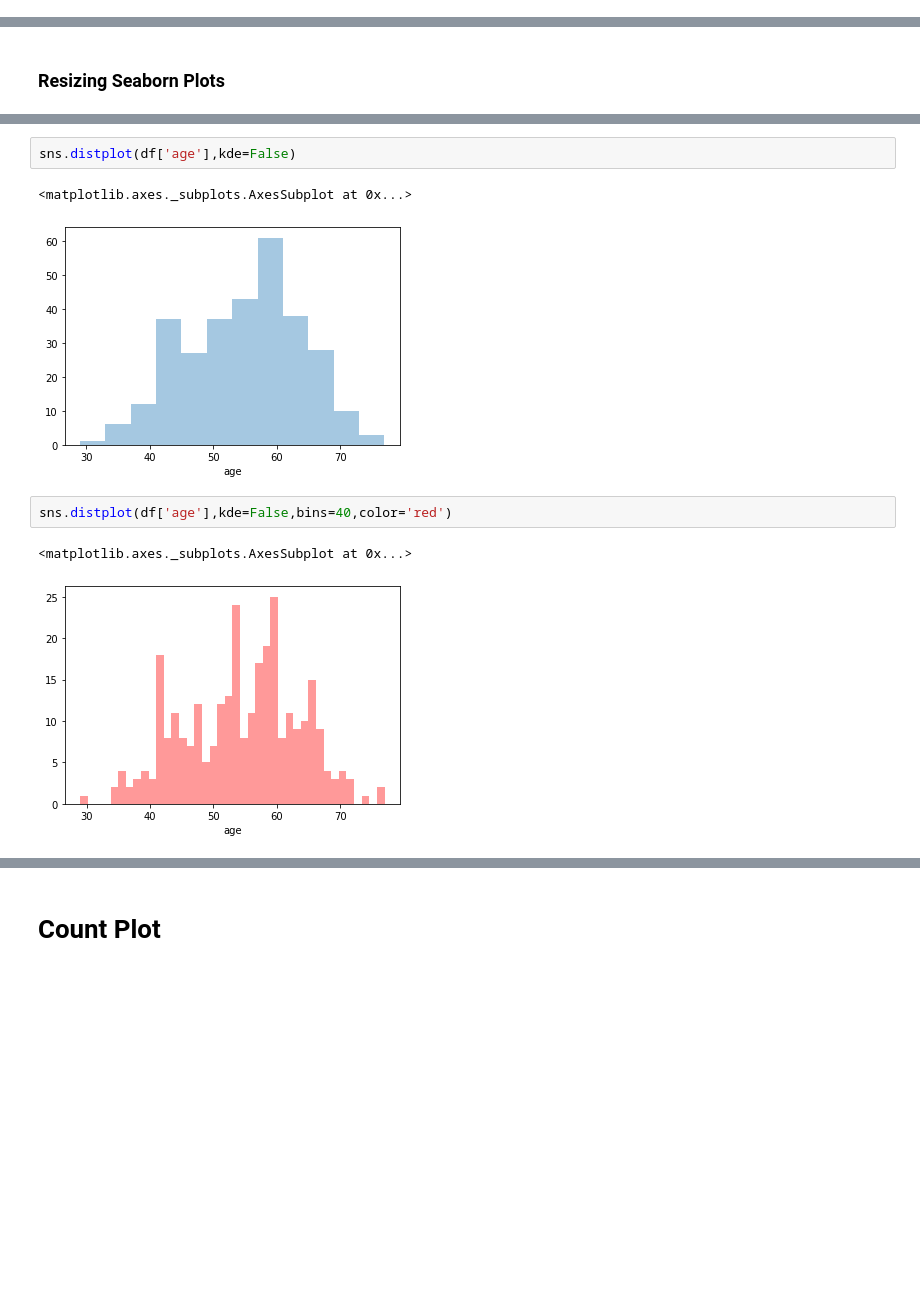
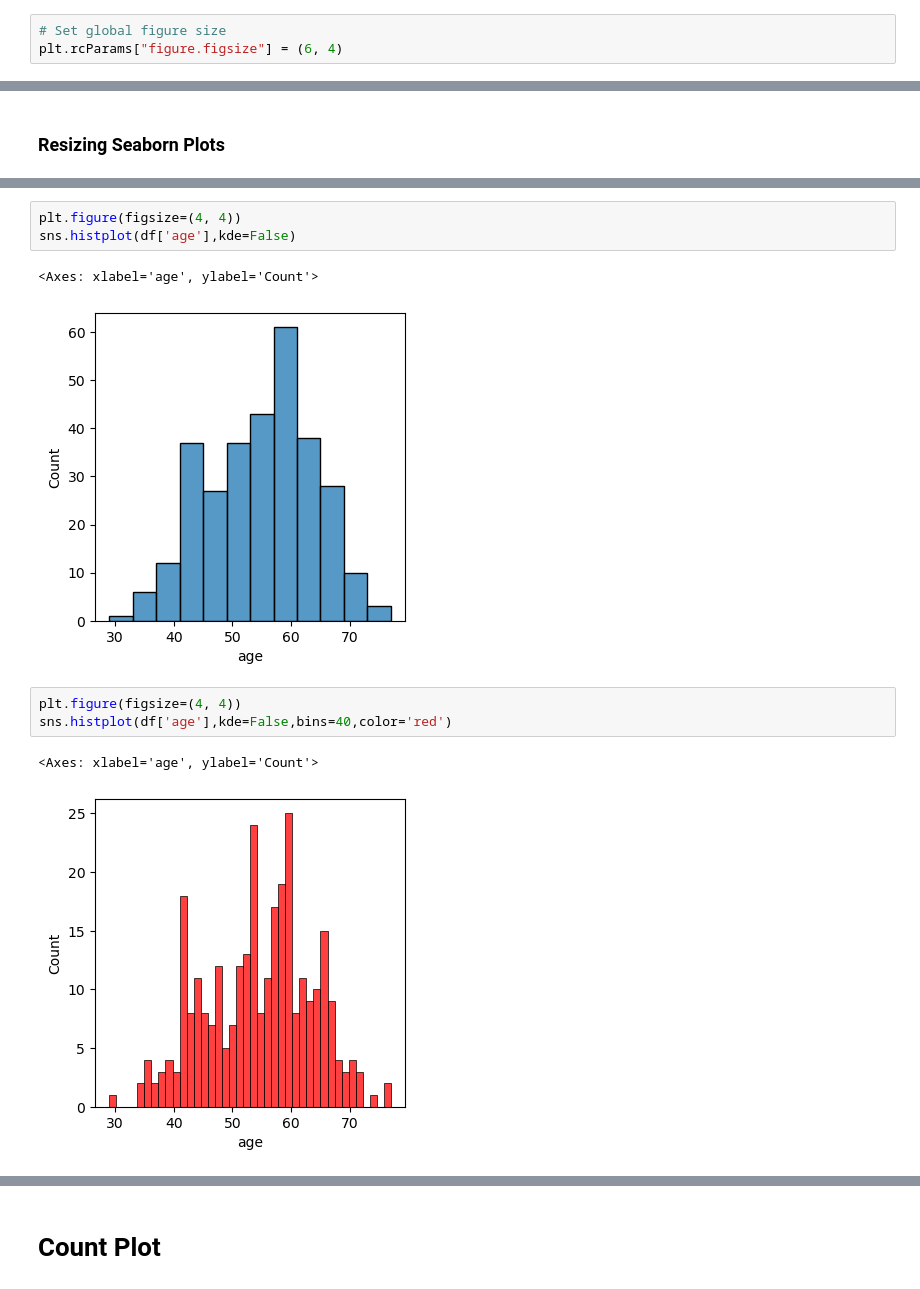
Before and after one commit to nareshagarwal/Python-3-Bootcamp, a Jupyter notebook: 22-Visualization-Crash-Course/01-Seaborn-Basics.ipynb, the cells around one changed output, grey strips where cells are left out. Cells and saved outputs as stored; diff of their text form; blank space fills up the shorter version.

```diff
--- a/22-Visualization-Crash-Course/01-Seaborn-Basics.ipynb
+++ b/22-Visualization-Crash-Course/01-Seaborn-Basics.ipynb
@@ -35,6 +35,9 @@ import pandas as pd
 import matplotlib.pyplot as plt
 # %%
 import seaborn as sns
+# %%
+# Set global figure size
+plt.rcParams["figure.figsize"] = (6, 4)
 # %%
 df = pd.read_csv('../DATA/heart.csv')
 # %%
@@ -64,11 +70,13 @@ sns.distplot(df['age'])
 # %%
-sns.distplot(df['age'],kde=False)
+plt.figure(figsize=(4, 4))
+sns.histplot(df['age'],kde=False)
 # %% [output]
-<matplotlib.axes._subplots.AxesSubplot at 0x...>
+<Axes: xlabel='age', ylabel='Count'>
-[figure, old version]
+[figure, new version]
 # %%
-sns.distplot(df['age'],kde=False,bins=40,color='red')
+plt.figure(figsize=(4, 4))
+sns.histplot(df['age'],kde=False,bins=40,color='red')
 # %% [output]
-<matplotlib.axes._subplots.AxesSubplot at 0x...>
+<Axes: xlabel='age', ylabel='Count'>
-[figure, old version]
+[figure, new version]
 # %%
```
Also changed, not shown: parts of 19 cells of this notebook, 13 other files.
